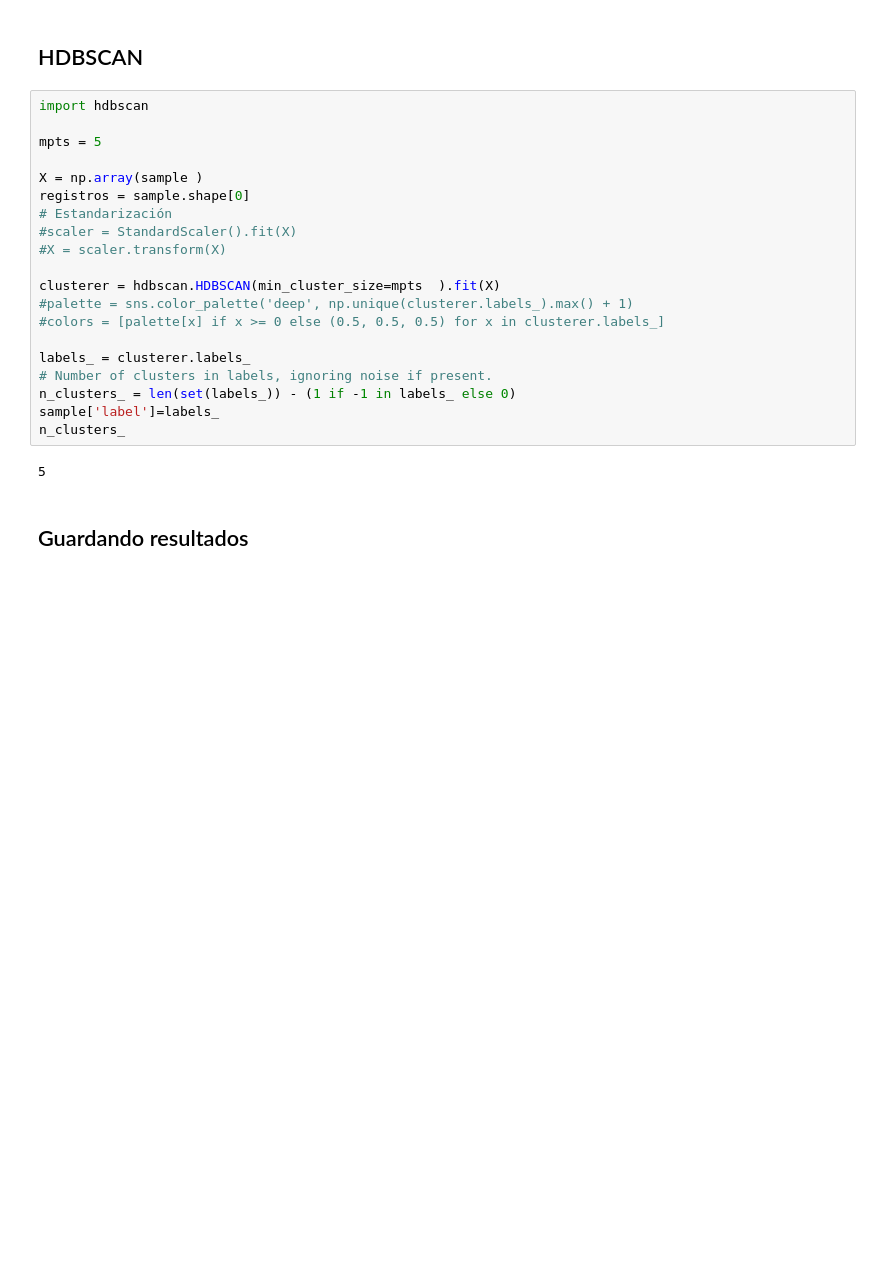
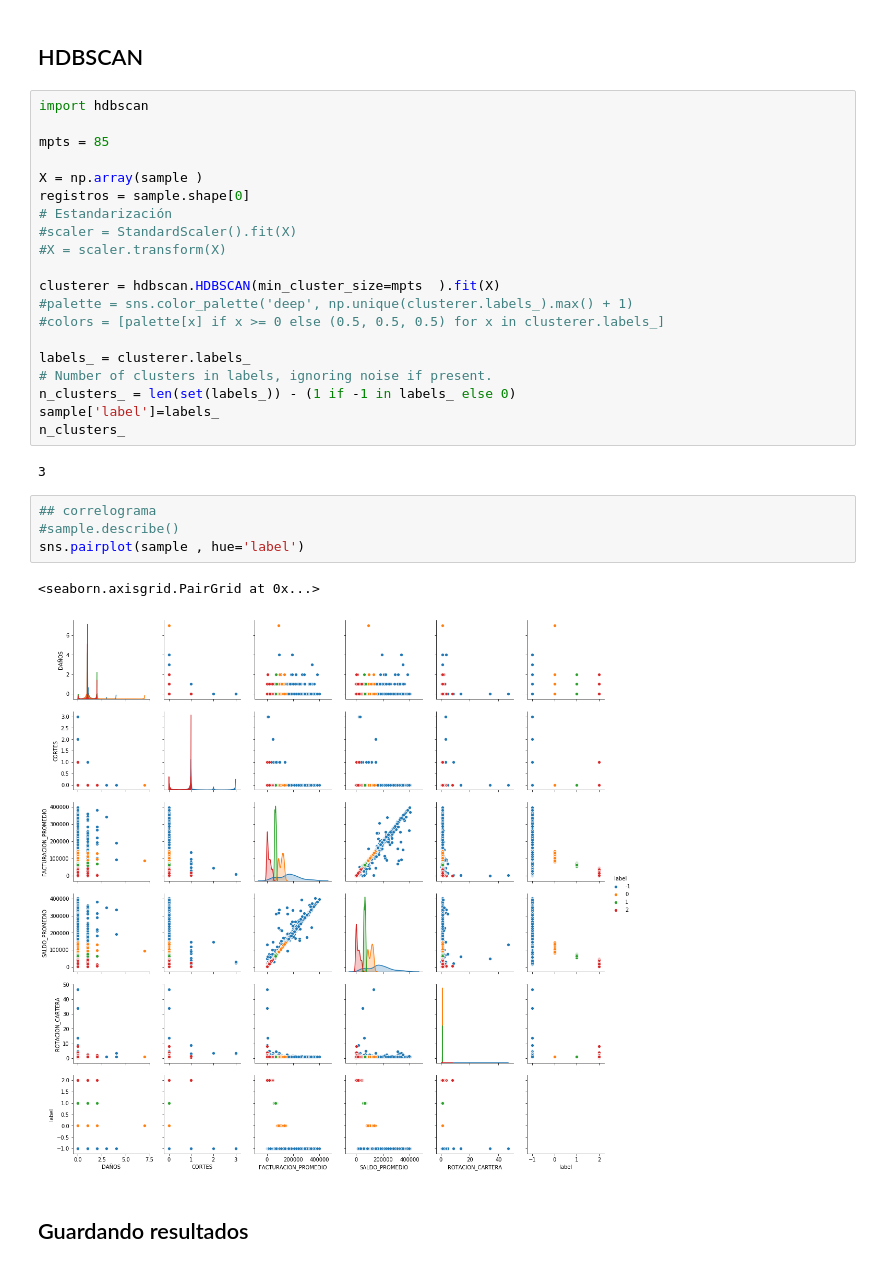
Before and after one commit to slotbite/Jupyter-Notebook, a Jupyter notebook: Modelos/Segmentacion de clientes/Coordenadas Paralelas hdbscan.ipynb, the cells around one changed output. Saved outputs shown, nothing was run; the diff lists cells and outputs as text; blank space fills up the shorter version.

```diff
--- a/Modelos/Segmentacion de clientes/Coordenadas Paralelas hdbscan.ipynb
+++ b/Modelos/Segmentacion de clientes/Coordenadas Paralelas hdbscan.ipynb
@@ -503,7 +497,7 @@ Index(['num_vecinos', 'num_clusters', 'silueta', 'calinski', 'bouldin'], dtype='
 # %%
 import hdbscan
 
-mpts = 5
+mpts = 85
 
 X = np.array(sample )
 registros = sample.shape[0]
@@ -521,7 +515,14 @@ n_clusters_ = len(set(labels_)) - (1 if -1 in labels_ else 0)
 sample['label']=labels_
 n_clusters_
 # %% [output]
-5
+3
+# %%
+## correlograma
+#sample.describe()
+sns.pairplot(sample , hue='label')
+# %% [output]
+<seaborn.axisgrid.PairGrid at 0x...>
+[figure, added]
 # %% [markdown]
 ## Guardando resultados
 # %%
```
Also changed, not shown: parts of 22 cells of this notebook.
